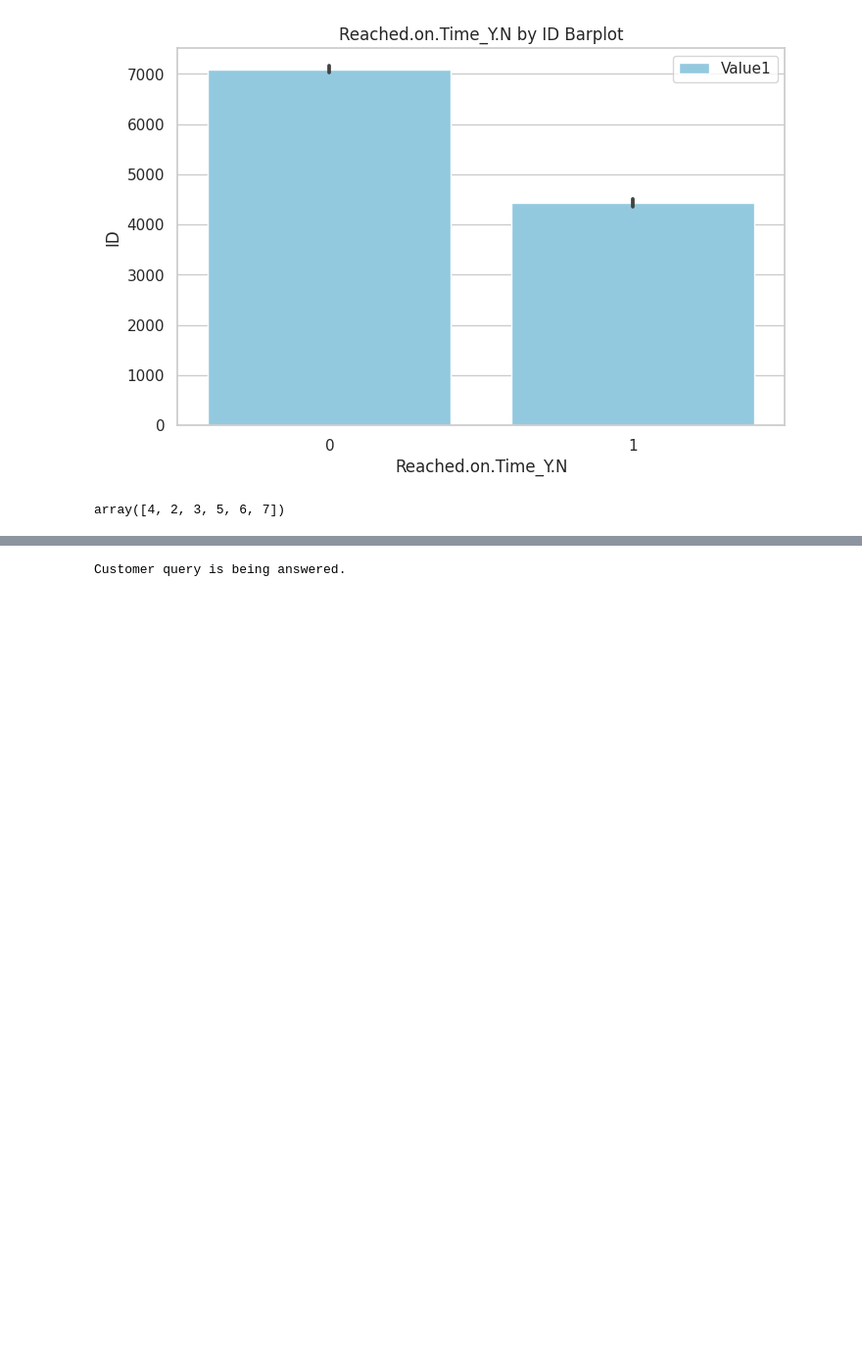
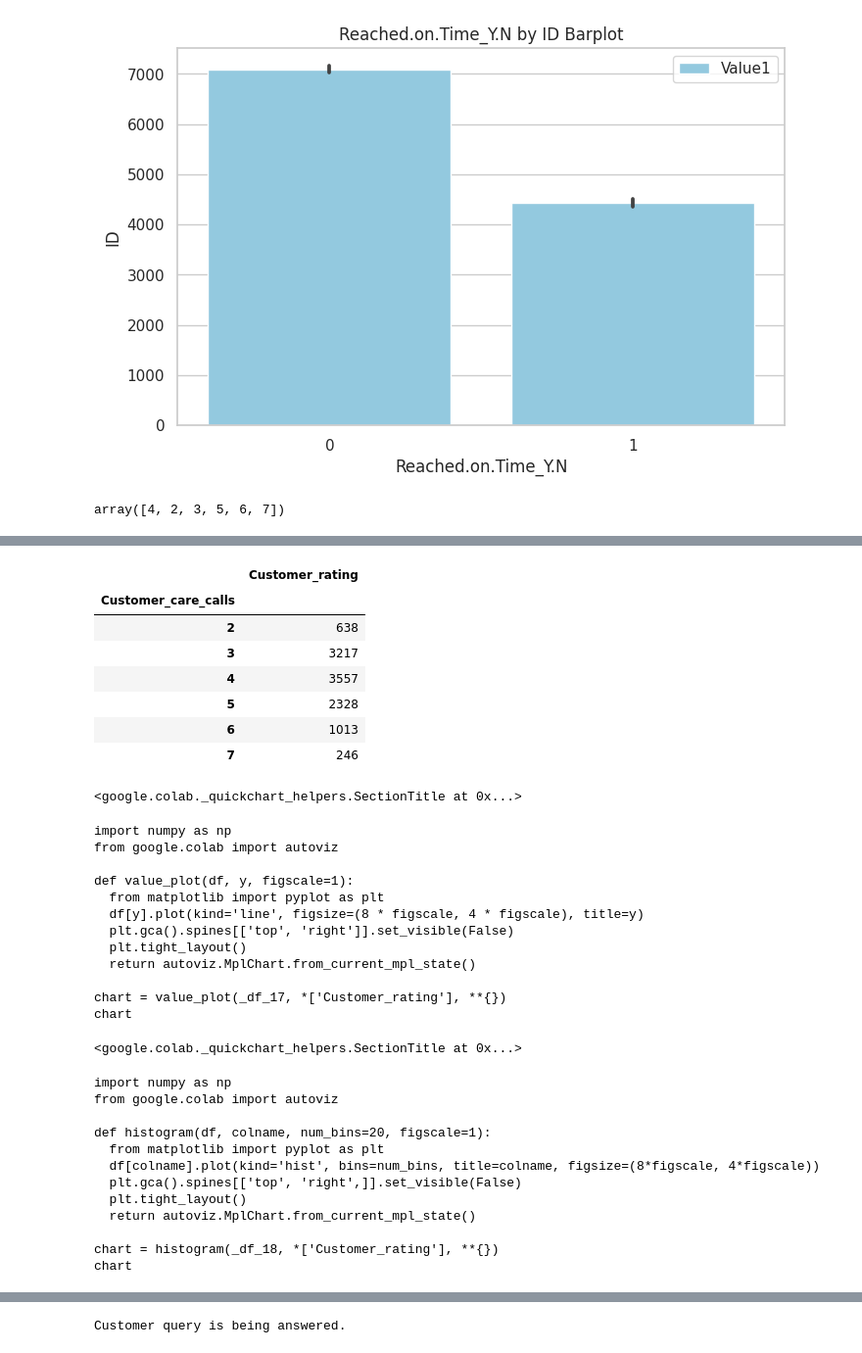
Before and after one commit to madinatt/CapstoneProject, a Jupyter notebook: Capstone_Project.ipynb, the cells around one changed output, grey strips where cells are left out. Shown at 98% size. Saved outputs shown, nothing was run; the diff lists cells and outputs as text; code cells hidden in the pictures; blank space fills up the shorter version.

```diff
--- a/Capstone_Project.ipynb
+++ b/Capstone_Project.ipynb
@@ -240,0 +407,37 @@ df.groupby(['Product_importance'])[['Customer_care_calls']].count()
+# %%
+df.groupby(['Customer_care_calls'])[['Customer_rating']].count()
+# %% [output]
+|  | Customer_rating |
+| Customer_care_calls |  |
+| 2 | 638 |
+| 3 | 3217 |
+| 4 | 3557 |
+| 5 | 2328 |
+| 6 | 1013 |
+| 7 | 246 |
+<google.colab._quickchart_helpers.SectionTitle at 0x...>
+import numpy as np
+from google.colab import autoviz
+
+def value_plot(df, y, figscale=1):
+  from matplotlib import pyplot as plt
+  df[y].plot(kind='line', figsize=(8 * figscale, 4 * figscale), title=y)
+  plt.gca().spines[['top', 'right']].set_visible(False)
+  plt.tight_layout()
+  return autoviz.MplChart.from_current_mpl_state()
+
+chart = value_plot(_df_17, *['Customer_rating'], **{})
+chart
+<google.colab._quickchart_helpers.SectionTitle at 0x...>
+import numpy as np
+from google.colab import autoviz
+
+def histogram(df, colname, num_bins=20, figscale=1):
+  from matplotlib import pyplot as plt
+  df[colname].plot(kind='hist', bins=num_bins, title=colname, figsize=(8*figscale, 4*figscale))
+  plt.gca().spines[['top', 'right',]].set_visible(False)
+  plt.tight_layout()
+  return autoviz.MplChart.from_current_mpl_state()
+
+chart = histogram(_df_18, *['Customer_rating'], **{})
+chart
```
Also changed, not shown: parts of 16 cells of this notebook, 1 other file.
